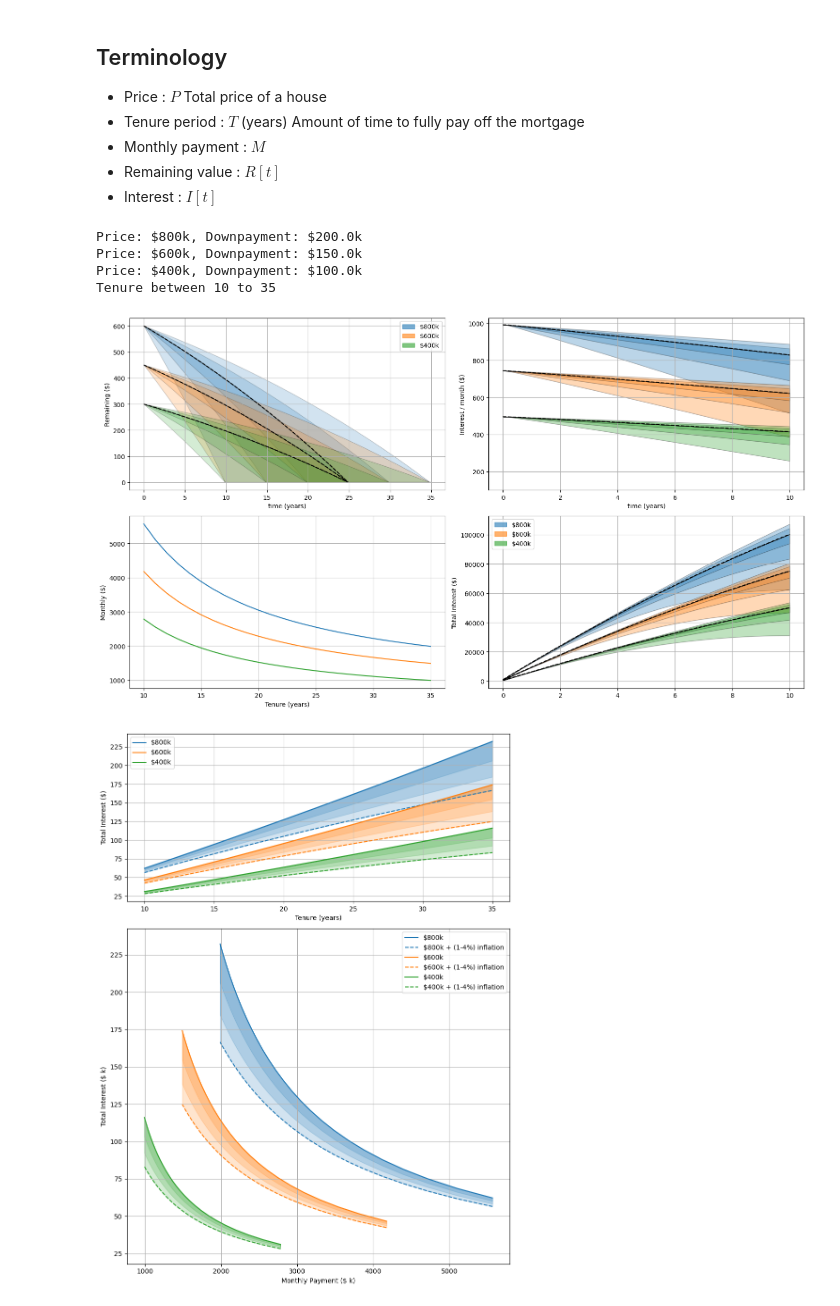
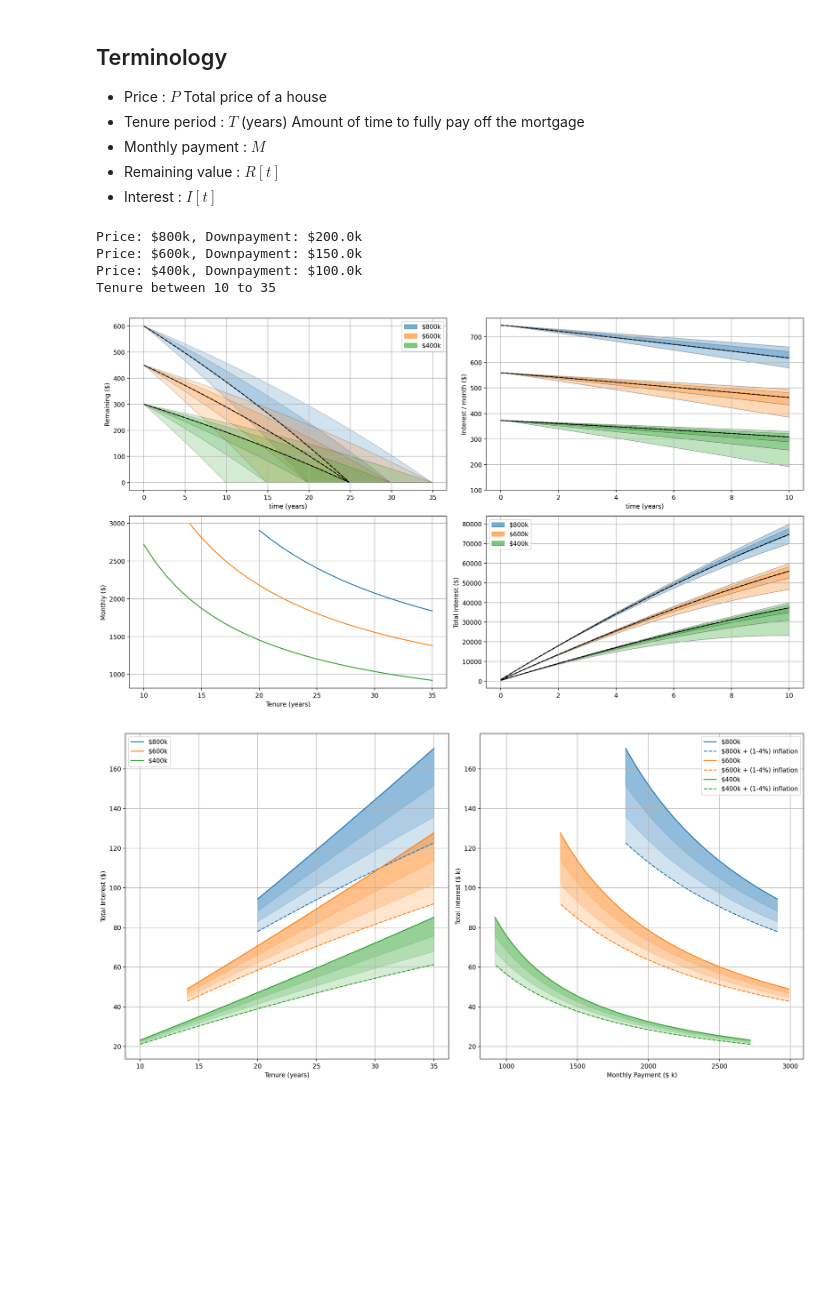
Before and after one commit to andrelimzs/mortgage-visualization, a Jupyter notebook: explore-mortgage.ipynb, the cells around one changed output. Saved outputs shown, nothing was run; the diff lists cells and outputs as text; code cells hidden in the pictures; blank space fills up the shorter version.

Commit message:
Add monthly payment threshold

```diff
--- a/explore-mortgage.ipynb
+++ b/explore-mortgage.ipynb
@@ -66,7 +66,7 @@ def required_monthly_payment(P, T, I):
     m = (1 + I)**T * P / A
     return m
 
-def calculate_payments(price, tenure, interest_year=0.02, downpayment_percent=0.25, grant=0):
+def calculate_payments(price, tenure, interest_year=0.02, downpayment_percent=0.25):
     """
     Calculate remainining loan and interest for a given interest, tenure period,
     downpayment percentage and optional grant
@@ -90,7 +90,7 @@ def calculate_payments(price, tenure, interest_year=0.02, downpayment_percent=0.
     """
     tenure_mths = 12 * tenure
     downpayment = price * downpayment_percent
-    P = price - downpayment - grant
+    P = price - downpayment
     interest_month = interest_yearly_to_monthly(interest_year)
 
     # Calculated required monthly payment to achieve tenure
@@ -99,7 +99,7 @@ def calculate_payments(price, tenure, interest_year=0.02, downpayment_percent=0.
     t = np.arange(0, tenure_mths)
     remaining = np.zeros(tenure_mths)
     interest  = np.zeros(tenure_mths)
-    remaining[0] = price - downpayment - grant
+    remaining[0] = price - downpayment
 
     for i in t[1:]:
         remaining[i] = remaining[i-1] - monthly
@@ -140,10 +140,13 @@ price_range    = [800, 600, 400]
 tenure_range   = range(10,36,1)
 tenure_nominal = tenure_range.index(25)
 inflation_rate = interest_yearly_to_monthly(0.02)
+loan_interest  = 0.015
+monthly_threshold = 3
 
 cmap = ['tab:blue', 'tab:orange', 'tab:green', 'tab:red', 'tab:purple']
 # labels = [25, 37.5, 50]
 labels = price_range
+plt.rcParams['savefig.dpi'] = 300
 
 for i,_ in enumerate(price_range):
     print(f"Price: ${price_range[i]}k, Downpayment: ${0.25 * price_range[i]}k")
@@ -163,8 +166,14 @@ for i, price in enumerate(price_range):
     m = []
     for j,tenure in enumerate(tenure_range):
         # Calculate P,I,T and M
-        sol = calculate_payments(price, interest_year=0.02, tenure=tenure, grant=0)
+        sol = calculate_payments(price, interest_year=loan_interest, tenure=tenure)
         P, Ik, tenure_mths, monthly = sol
+
+        # Stop calculating when the monthly payment exceeds threshold
+        if monthly > monthly_threshold:
+            R[:,j] = np.nan
+            I[:,j] = np.nan
+            continue
 
         t = tenure_mths/12
         R[:len(P),j] = P
@@ -193,17 +202,24 @@ for i, price in enumerate(price_range):
     monthly_required.append( np.stack(m) )
 
 # =========================== Precentile Fill for Remaining over time ===========================
-_,axes = plt.subplots(2,2, figsize=(16,9), dpi=100, sharex=False)
+_,axes = plt.subplots(2,2, figsize=(16,9), dpi=200, sharex=False)
 ax = axes.T.flatten()
 
 remaining = np.nan_to_num(remaining)
 t = np.arange(12*35)/12
 for i,R in enumerate(remaining):
     R_nominal = R[:,tenure_nominal]
+
+    # Filter R_nominal > 0 so that the line stops when it hits the x-axis
     ax[0].plot(t[R_nominal > 0], R_nominal[R_nominal > 0], 'k--')
 
     for T in [10,15,20,25,30,35]:
         j = tenure_range.index(T)
+
+        # If this tenure results in a monthly > threshold, skip it
+        if np.sum(R[:,j]) == 0:
+            continue
+
         ax[0].fill_between(t, R[:,j], R_nominal,
                            color=cmap[i], alpha=0.2, edgecolor='k')
 
@@ -259,15 +275,16 @@ ax[3].legend(handles=patch, loc="upper left")
 _ = [ a.grid() for a in ax.flatten() ]
 
 plt.tight_layout()
-plt.savefig('./docs/plots/overview1.jpg', dpi=200)
+plt.savefig('./docs/plots/overview1.jpg')
 # %% [output]
 Price: $800k, Downpayment: $200.0k
 Price: $600k, Downpayment: $150.0k
 Price: $400k, Downpayment: $100.0k
 Tenure between 10 to 35
-[figure, old version]
+[figure, new version]
 # %%
-_, ax = plt.subplots(2, gridspec_kw={'height_ratios': [1,2]}, figsize=(9,12), dpi=100)
+_, axes = plt.subplots(1,2, figsize=(16,8), dpi=200)
+ax = axes.flatten()
 
 # =========================== Interest vs Tenure ===========================
 for i, (IvT, IvT_infl) in enumerate(zip(interest_vs_tenure, interest_vs_tenure_infl)):
@@ -291,32 +308,32 @@ ax[0].set_xlabel("Tenure (years)")
 
 # ax[1].legend(['25% down', '40% down'])
 
 # ax[1].set_ylabel("Monthly ($)")
 # ax[1].set_xlabel("Tenure (years)")
 
 # =========================== Monthly vs Total Interest ===========================
 for i,_ in enumerate(interest_vs_tenure):
     IvT = interest_vs_tenure[i]
     IvT_infl = interest_vs_tenure_infl[i]
     m = monthly_required[i] * 1000
 
     # Fill between 0% and 4% inflation
     ax[1].plot(m[:,1], IvT[:,1],
                color=cmap[i], label=f"${labels[i]}k")
     ax[1].plot(m[:,1], IvT_infl[:,1,-1], '--',
                color=cmap[i], label=f"${labels[i]}k + (1-4%) inflation")
     for j in range(IvT_infl.shape[2]):
         ax[1].fill_between(m[:,1], IvT[:,1], IvT_infl[:,1,j], color=cmap[i], alpha=0.2, label='_nolegend_')
 
 # ax[1].legend(['25% down', '25% down + (1-4%) inflation', '40% down', '40% down + (1-4%) inflation'])
 ax[1].legend()
 
 ax[1].set_ylabel("Total Interest ($ k)")
 ax[1].set_xlabel("Monthly Payment ($ k)")
 
 _ = [ a.grid() for a in ax.flatten()  ]
 
 plt.tight_layout()
-plt.savefig('./docs/plots/overview2.jpg', dpi=200)
+plt.savefig('./docs/plots/overview2.jpg')
 # %% [output]
-[figure, old version]
+[figure, new version]
```
Also changed, not shown: 2 other files.
